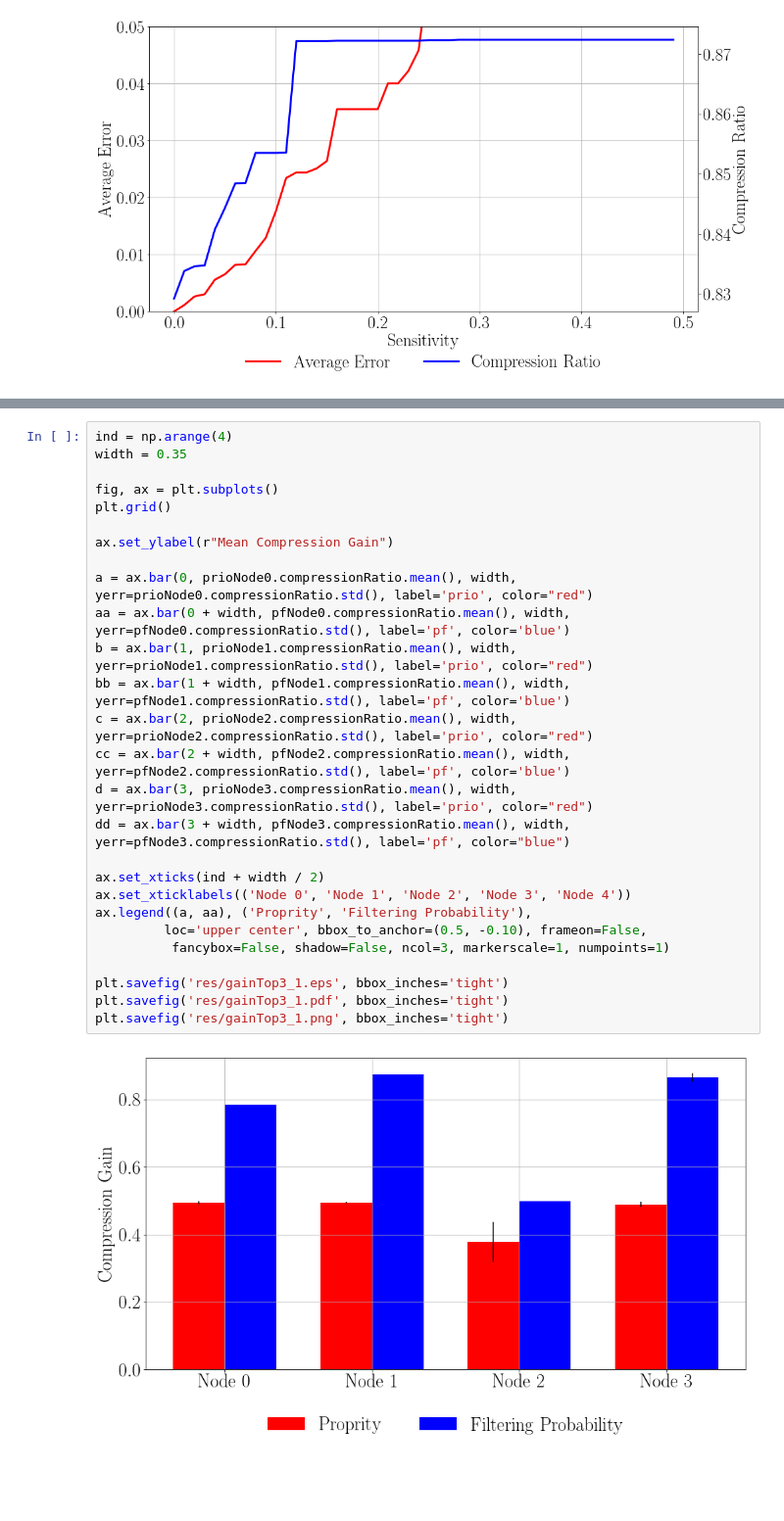
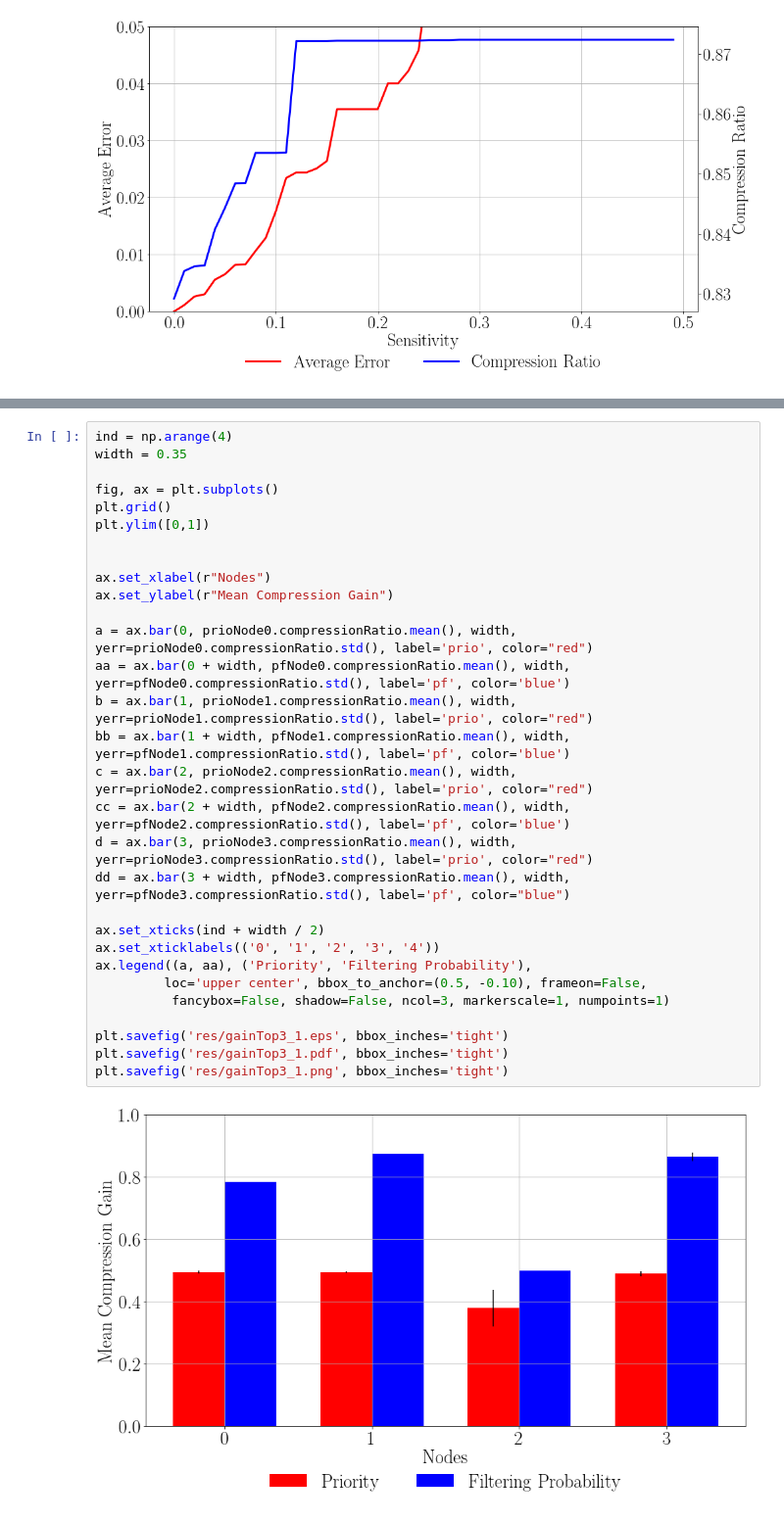
Before and after one commit to tsokalo/SimpleNetSim, a Jupyter notebook: comp/compression.ipynb, the cells around one changed output, grey strips where cells are left out. Shown: that part at 98% size. Saved outputs shown, nothing was run; the diff lists cells and outputs as text; blank space fills up the shorter version.

```diff
--- a/comp/compression.ipynb
+++ b/comp/compression.ipynb
@@ -293,29 +294,32 @@ plt.savefig('res/errorTop3_1.png', bbox_inches='tight')
 # %%
 ind = np.arange(4)
 width = 0.35
 
 fig, ax = plt.subplots()
 plt.grid()
+plt.ylim([0,1])
 
+
+ax.set_xlabel(r"Nodes")
 ax.set_ylabel(r"Mean Compression Gain")
 
 a = ax.bar(0, prioNode0.compressionRatio.mean(), width, yerr=prioNode0.compressionRatio.std(), label='prio', color="red")
 aa = ax.bar(0 + width, pfNode0.compressionRatio.mean(), width, yerr=pfNode0.compressionRatio.std(), label='pf', color='blue')
 b = ax.bar(1, prioNode1.compressionRatio.mean(), width, yerr=prioNode1.compressionRatio.std(), label='prio', color="red")
 bb = ax.bar(1 + width, pfNode1.compressionRatio.mean(), width, yerr=pfNode1.compressionRatio.std(), label='pf', color='blue')
 c = ax.bar(2, prioNode2.compressionRatio.mean(), width, yerr=prioNode2.compressionRatio.std(), label='prio', color="red")
 cc = ax.bar(2 + width, pfNode2.compressionRatio.mean(), width, yerr=pfNode2.compressionRatio.std(), label='pf', color='blue')
 d = ax.bar(3, prioNode3.compressionRatio.mean(), width, yerr=prioNode3.compressionRatio.std(), label='prio', color="red")
 dd = ax.bar(3 + width, pfNode3.compressionRatio.mean(), width, yerr=pfNode3.compressionRatio.std(), label='pf', color="blue")
 
 ax.set_xticks(ind + width / 2)
-ax.set_xticklabels(('Node 0', 'Node 1', 'Node 2', 'Node 3', 'Node 4'))
-ax.legend((a, aa), ('Proprity', 'Filtering Probability'),
+ax.set_xticklabels(('0', '1', '2', '3', '4'))
+ax.legend((a, aa), ('Priority', 'Filtering Probability'),
          loc='upper center', bbox_to_anchor=(0.5, -0.10), frameon=False,
           fancybox=False, shadow=False, ncol=3, markerscale=1, numpoints=1)
 
 plt.savefig('res/gainTop3_1.eps', bbox_inches='tight')
 plt.savefig('res/gainTop3_1.pdf', bbox_inches='tight')
 plt.savefig('res/gainTop3_1.png', bbox_inches='tight')
 # %% [output]
-[figure, old version]
+[figure, new version]
```
Also changed, not shown: parts of 3 cells of this notebook, 42 other files.
